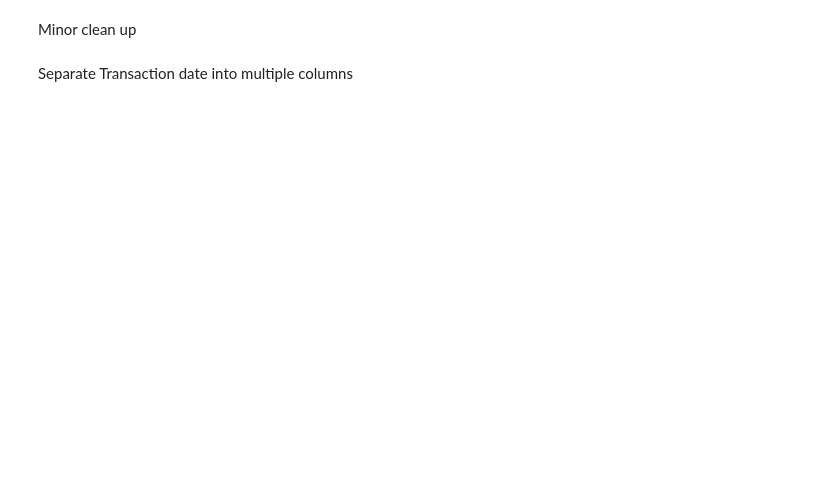
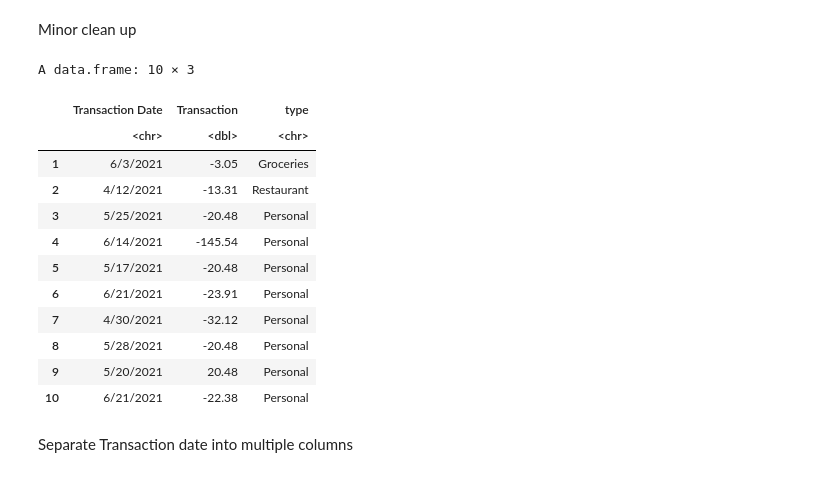
Before and after one commit to YellowPrawn/E.A.S.E, a Jupyter notebook: main.ipynb, the cells around one changed output. Saved outputs shown, nothing was run; the diff lists cells and outputs as text; code cells hidden in the pictures; blank space fills up the shorter version.

```diff
--- a/main.ipynb
+++ b/main.ipynb
@@ -30,9 +115,23 @@ Minor clean up
 # %%
 savings_filter <- filter(merged_data, type=="Savings")%>%
     mutate(Transaction = abs(Transaction))
 cleaned_data <- filter(merged_data, type!="Savings")%>%
-    rbind(cleaned_data, savings_filter)
-cleaned_data
+    rbind(savings_filter)
+head(cleaned_data, n=10)
+# %% [output]
+A data.frame: 10 × 3
+|  | Transaction Date | Transaction | type |
+|  | <chr> | <dbl> | <chr> |
+| 1 | 6/3/2021 | -3.05 | Groceries |
+| 2 | 4/12/2021 | -13.31 | Restaurant |
+| 3 | 5/25/2021 | -20.48 | Personal |
+| 4 | 6/14/2021 | -145.54 | Personal |
+| 5 | 5/17/2021 | -20.48 | Personal |
+| 6 | 6/21/2021 | -23.91 | Personal |
+| 7 | 4/30/2021 | -32.12 | Personal |
+| 8 | 5/28/2021 | -20.48 | Personal |
+| 9 | 5/20/2021 | 20.48 | Personal |
+| 10 | 6/21/2021 | -22.38 | Personal |
 # %% [markdown]
 Separate Transaction date into multiple columns
 # %%
```
Also changed, not shown: parts of 8 cells of this notebook.
